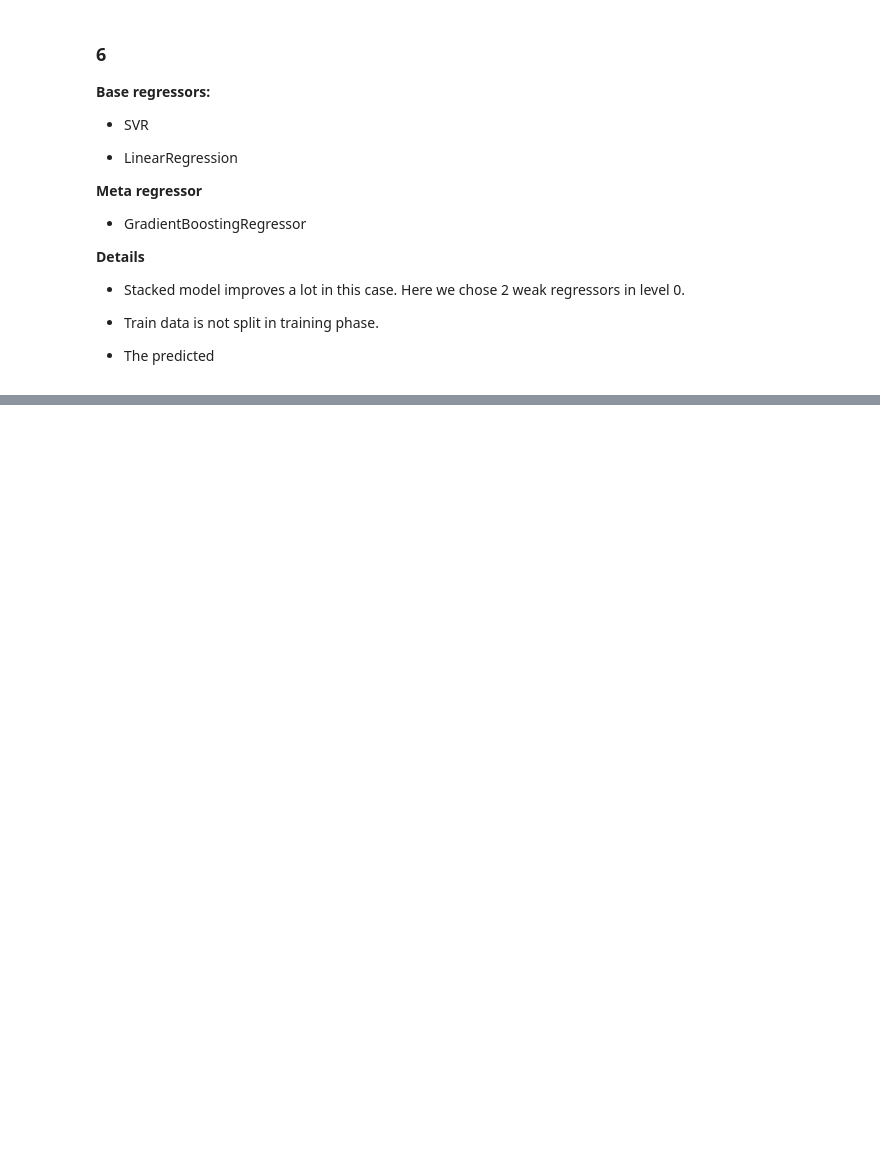
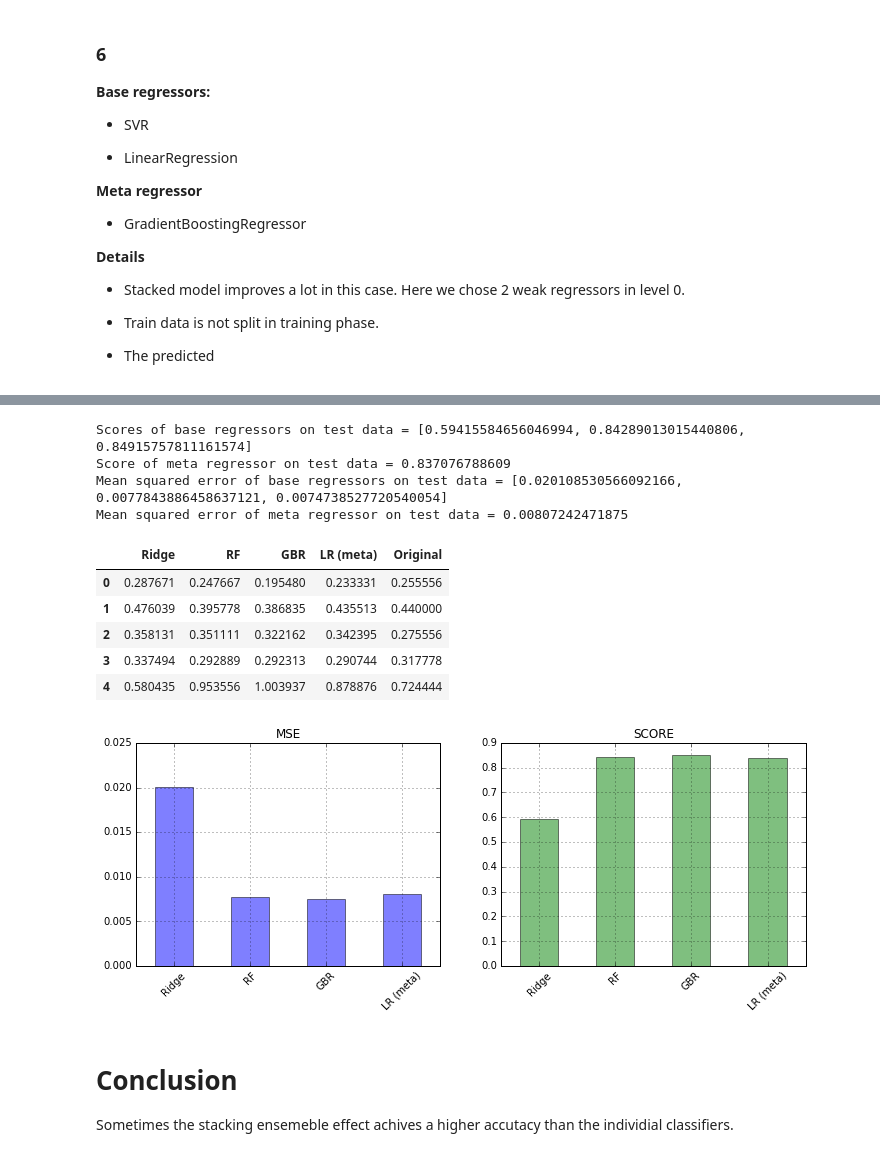
Before and after one commit to eggie5/UCSD-MAS-DSE220, a Jupyter notebook: hmwk3/boston.ipynb, the cells around one changed output, grey strips where cells are left out. Saved outputs shown, nothing was run; the diff lists cells and outputs as text; code cells hidden in the pictures; blank space fills up the shorter version.

```diff
--- a/hmwk3/boston.ipynb
+++ b/hmwk3/boston.ipynb
@@ -364,0 +382,25 @@ Mean squared error of meta regressor on test data = 0.00705934208777
+# %%
+base_regressors = [Ridge(fit_intercept=True, normalize=True),
+                  ensemble.RandomForestRegressor(n_estimators=20, warm_start=True),
+                  ensemble.GradientBoostingRegressor(n_estimators=100, warm_start=True)]
+
+meta_regressor = LinearRegression()
+
+names = ["Ridge", "RF", "GBR", "LR (meta)"]
+evaluate_model(base_regressors, meta_regressor, names, split=True, kbest=None).head()
+# %% [output]
+Scores of base regressors on test data = [0.59415584656046994, 0.84289013015440806, 0.84915757811161574]
+Score of meta regressor on test data = 0.837076788609
+Mean squared error of base regressors on test data = [0.020108530566092166, 0.0077843886458637121, 0.0074738527720540054]
+Mean squared error of meta regressor on test data = 0.00807242471875
+|  | Ridge | RF | GBR | LR (meta) | Original |
+| 0 | 0.287671 | 0.247667 | 0.195480 | 0.233331 | 0.255556 |
+| 1 | 0.476039 | 0.395778 | 0.386835 | 0.435513 | 0.440000 |
+| 2 | 0.358131 | 0.351111 | 0.322162 | 0.342395 | 0.275556 |
+| 3 | 0.337494 | 0.292889 | 0.292313 | 0.290744 | 0.317778 |
+| 4 | 0.580435 | 0.953556 | 1.003937 | 0.878876 | 0.724444 |
+[figure, added]
+# %% [markdown]
+# Conclusion
+
+Sometimes the stacking ensemeble effect achives a higher accutacy than the individial classifiers.
```
Also changed, not shown: parts of 9 cells of this notebook, 1 other file.
